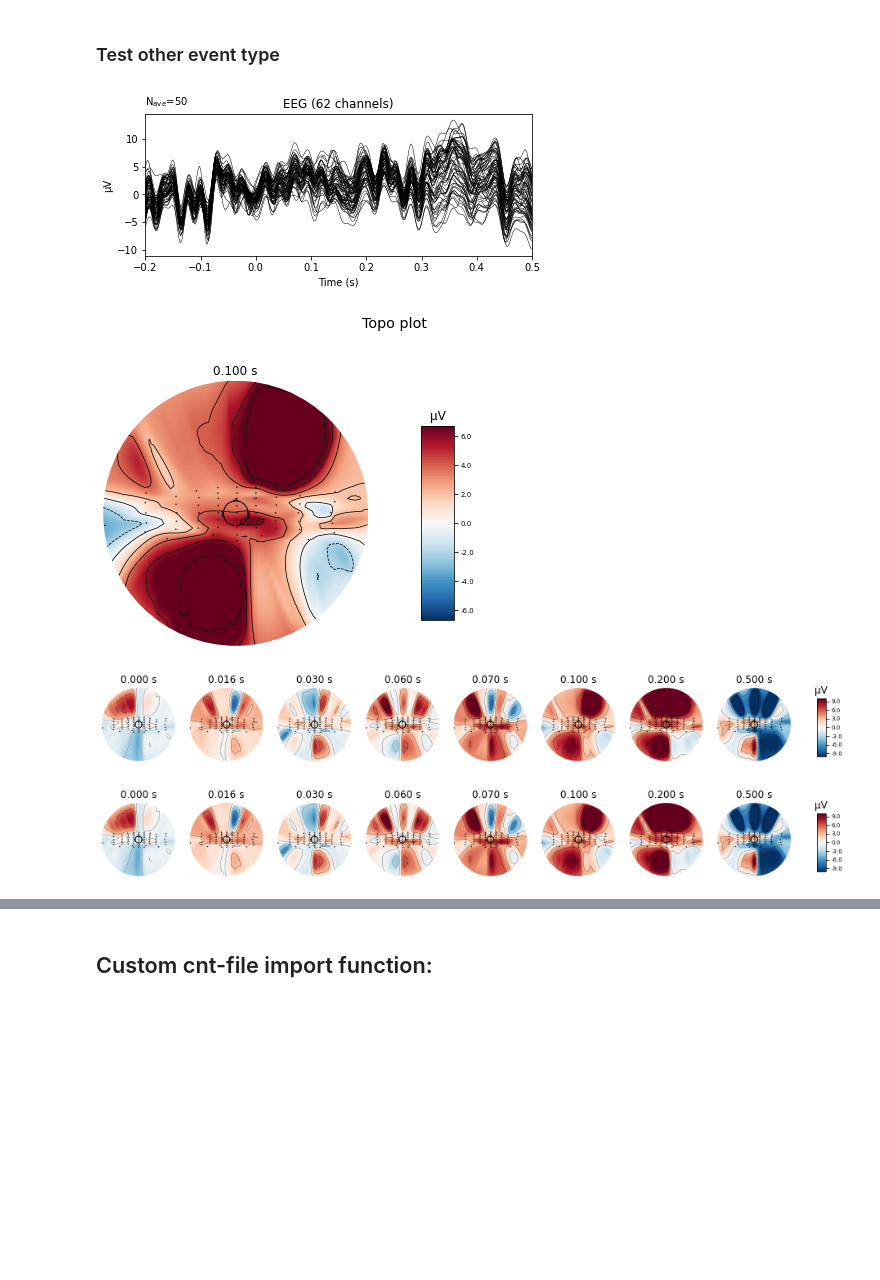
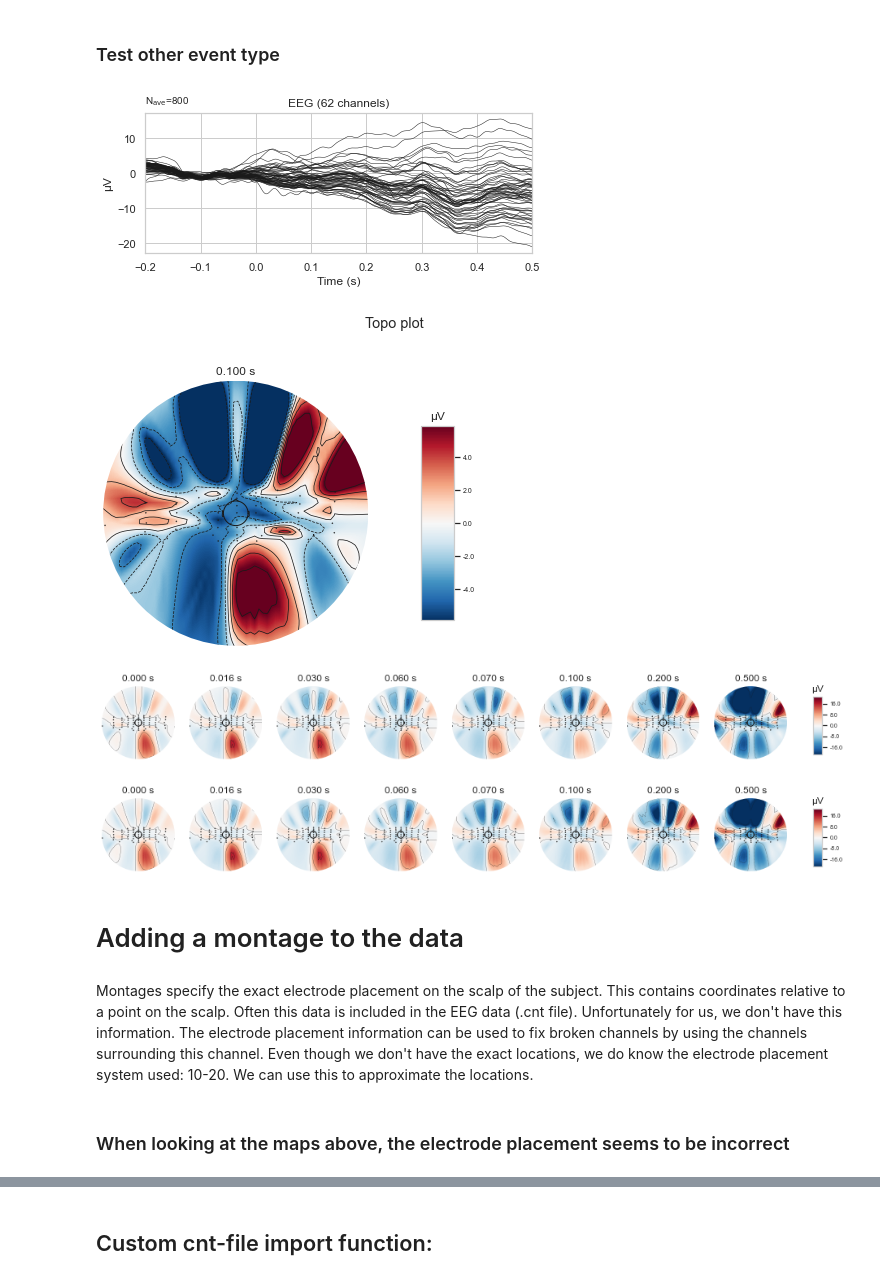
Before and after one commit to epodium/EEG_age_prediction, a Jupyter notebook: Notebooks/Deep learning EEG_dataset preprocessing.ipynb, the cells around one changed output, grey strips where cells are left out. Cells and saved outputs as stored; diff of their text form; code cells hidden in the pictures; blank space fills up the shorter version.

```diff
--- a/Notebooks/Deep learning EEG_dataset preprocessing.ipynb
+++ b/Notebooks/Deep learning EEG_dataset preprocessing.ipynb
@@ -43,11 +44,13 @@ import helper_functions
 #              41: '41mnd mmn',
 #              47: '47mnd mmn'}
 
-dir_names = {17: '17mnd mmn',
+dir_names = {11: '11mnd mmn',
+             17: '17mnd mmn',
              23: '23mnd mmn',
              29: '29mnd mmn',
              35: '35mnd mmn',
-             41: '41mnd mmn'}
+             41: '41mnd mmn',
+             47: '47mnd mmn'}
 
 df_list = []
 
@@ -82,11 +87,13 @@ cnt_files.head()
 #              41: 'ages_41mnths.txt',
 #              47: 'ages_47mnths.txt'}
 
-age_files = {17: 'ages_17mnths.txt',
+age_files = {11: 'ages_11mnths.txt',
+             17: 'ages_17mnths.txt',
              23: 'ages_23mnths.txt',
              29: 'ages_29mnths.txt',
              35: 'ages_35mnths.txt',
-             41: 'ages_41mnths.txt'}
+             41: 'ages_41mnths.txt',
+             47: 'ages_47mnths.txt'}
 
 df_list = []
 
@@ -411,14 +526,20 @@ evoked.plot_topomap(times=np.array([0, 0.016, 0.030, 0.060, 0.070, 0.1, 0.2, 0.5
 # %% [markdown]
 ### Test other event type
 # %%
-evoked = epochs['12'].average()
+evoked = epochs['3'].average()
 evoked.plot()
 evoked.plot_topomap(times=[0.1], size=3., title="Topo plot", time_unit='s');
 # %% [output]
-[figure, old version]
+[figure, new version]
-[figure, old version]
+[figure, new version]
 # %%
 evoked.plot_topomap(times=np.array([0, 0.016, 0.030, 0.060, 0.070, 0.1, 0.2, 0.5]), time_unit='s')
 # %% [output]
-[figure, old version]
+[figure, new version]
-[figure, old version]
+[figure, new version]
+# %% [markdown]
+# Adding a montage to the data
+# %% [markdown]
+Montages specify the exact electrode placement on the scalp of the subject. This contains coordinates relative to a point on the scalp. Often this data is included in the EEG data (.cnt file). Unfortunately for us, we don't have this information. The electrode placement information can be used to fix broken channels by using the channels surrounding this channel. Even though we don't have the exact locations, we do know the electrode placement system used: 10-20. We can use this to approximate the locations.
+# %% [markdown]
+### When looking at the maps above, the electrode placement seems to be incorrect
```
Also changed, not shown: parts of 92 cells of this notebook, 2 other files.
